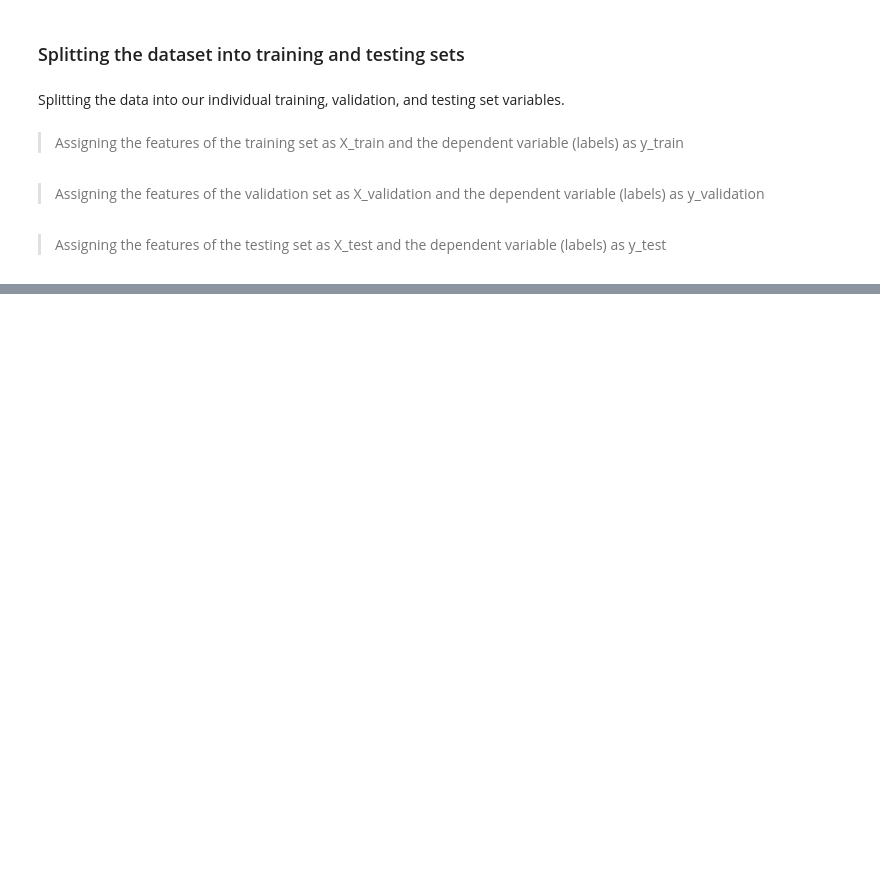
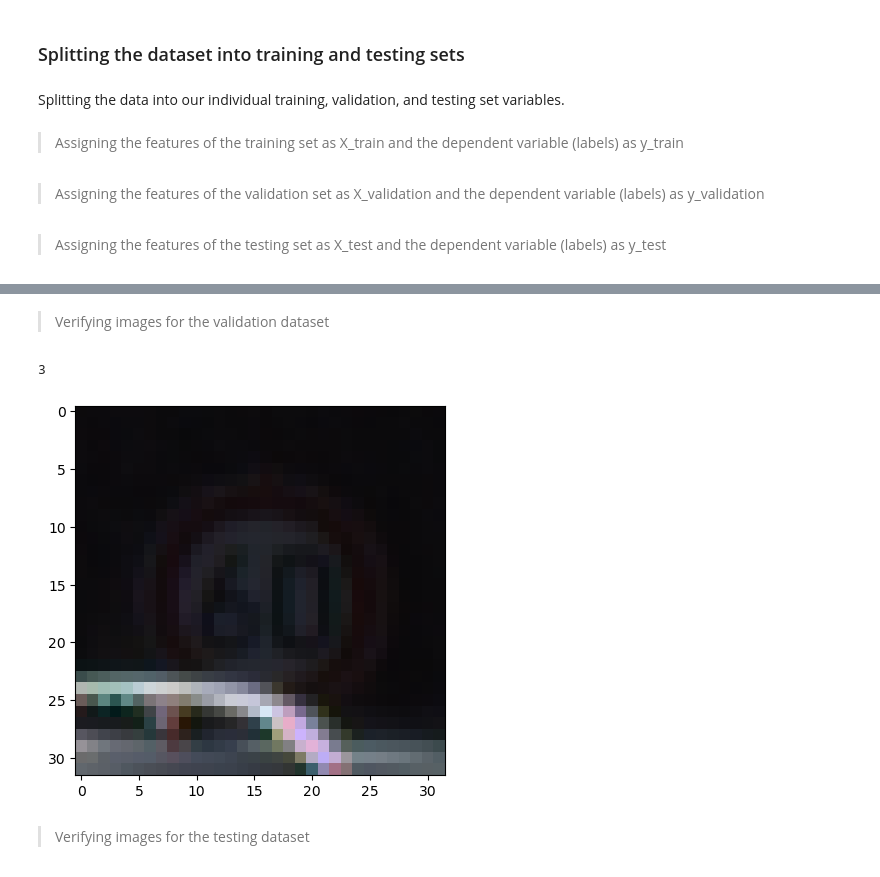
Before and after one commit to redayzarra/CNN_TrafficSigns, a Jupyter notebook: Traffic_Sign_Classfication.ipynb, the cells around one changed output, grey strips where cells are left out. Saved outputs shown, nothing was run; the diff lists cells and outputs as text; code cells hidden in the pictures; blank space fills up the shorter version.

```diff
--- a/Traffic_Sign_Classfication.ipynb
+++ b/Traffic_Sign_Classfication.ipynb
@@ -85,0 +113,10 @@ y_test.shape
+# %% [markdown]
+>Verifying images for the validation dataset
+# %%
+plt.imshow(X_test[i])
+y_test[i]
+# %% [output]
+3
+[figure, added]
+# %% [markdown]
+> Verifying images for the testing dataset
```
Also changed, not shown: parts of 29 cells of this notebook, 1 other file.
